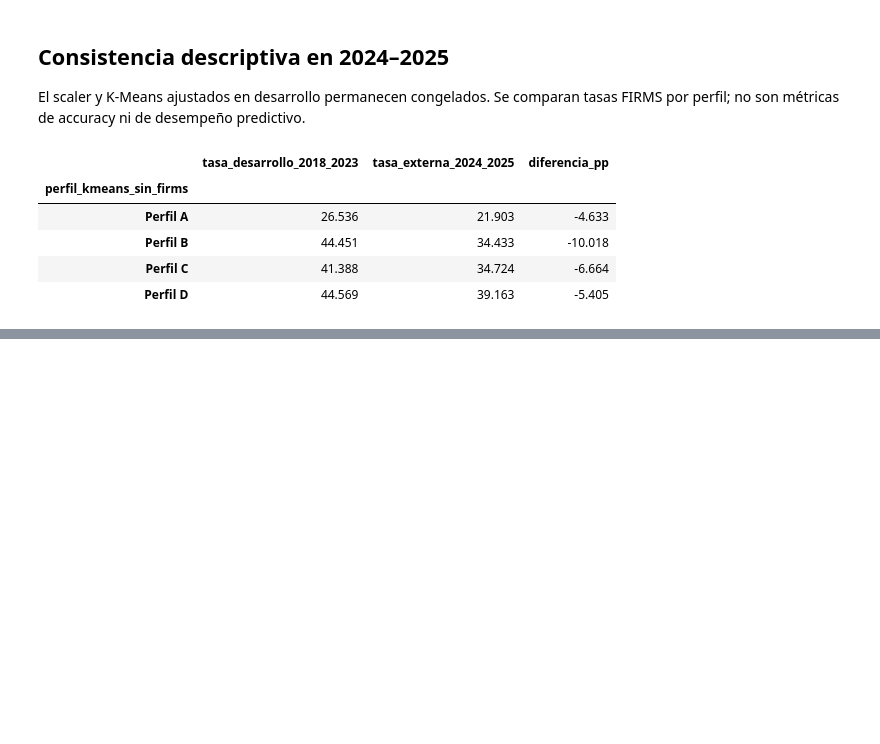
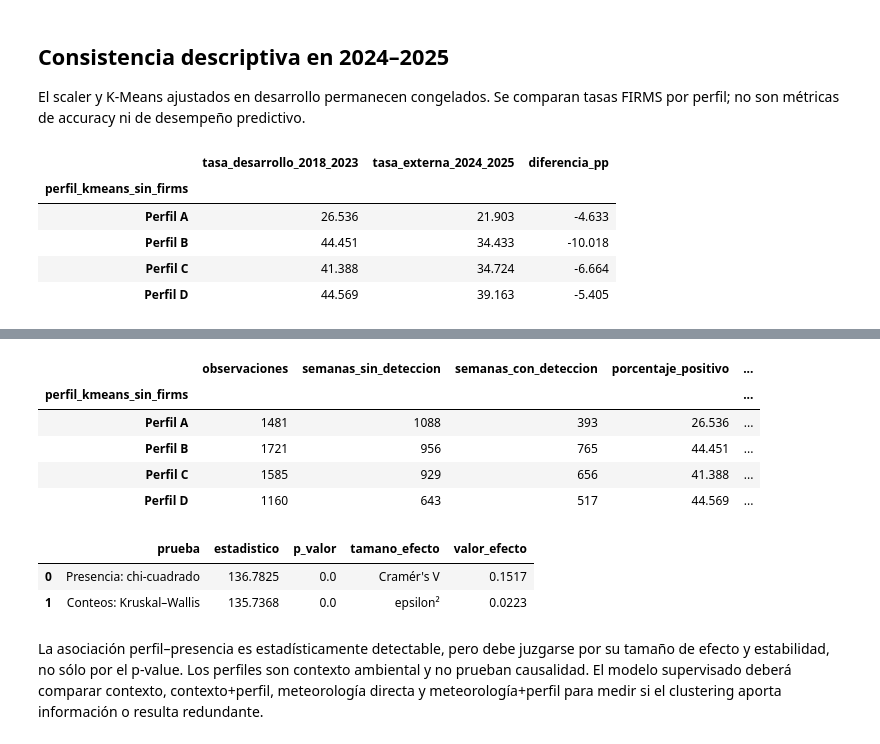
Before and after one commit to kateringonzalez-glitch/Proyecto-AA, a Jupyter notebook: Analisis_No_supervisado.ipynb, the cells around one changed output, grey strips where cells are left out. Saved outputs shown, nothing was run; the diff lists cells and outputs as text; code cells hidden in the pictures; blank space fills up the shorter version.

```diff
--- a/Analisis_No_supervisado.ipynb
+++ b/Analisis_No_supervisado.ipynb
@@ -973,0 +978,40 @@ En conjunto, los perfiles meteorológicos aportan información adicional a la et
+# %%
+train_ambiental["presencia_firms"] = train_ambiental["cantidad_detecciones"].gt(0).astype("int8")
+tabla_presencia_perfil = train_ambiental.groupby("perfil_kmeans_sin_firms").agg(
+    observaciones=("presencia_firms", "size"),
+    semanas_sin_deteccion=("presencia_firms", lambda x: x.eq(0).sum()),
+    semanas_con_deteccion=("presencia_firms", "sum"),
+    porcentaje_positivo=("presencia_firms", lambda x: x.mean() * 100),
+    detecciones_totales=("cantidad_detecciones", "sum"),
+    media_detecciones=("cantidad_detecciones", "mean"),
+    mediana_detecciones=("cantidad_detecciones", "median"),
+    p75=("cantidad_detecciones", lambda x: x.quantile(.75)),
+    p90=("cantidad_detecciones", lambda x: x.quantile(.90)),
+    p95=("cantidad_detecciones", lambda x: x.quantile(.95)),
+    maximo=("cantidad_detecciones", "max")
+).reindex(orden_perfiles)
+tabla_presencia_perfil.round(3)
+# %% [output]
+|  | observaciones | semanas_sin_deteccion | semanas_con_deteccion | porcentaje_positivo | ... |
+| perfil_kmeans_sin_firms |  |  |  |  | ... |
+| Perfil A | 1481 | 1088 | 393 | 26.536 | ... |
+| Perfil B | 1721 | 956 | 765 | 44.451 | ... |
+| Perfil C | 1585 | 929 | 656 | 41.388 | ... |
+| Perfil D | 1160 | 643 | 517 | 44.569 | ... |
+# %%
+contingencia_presencia = pd.crosstab(train_ambiental["perfil_kmeans_sin_firms"], train_ambiental["presencia_firms"]).reindex(orden_perfiles)
+chi2_perfil, p_chi2_perfil, _, _ = chi2_contingency(contingencia_presencia)
+cramers_v_perfil = np.sqrt((chi2_perfil / contingencia_presencia.to_numpy().sum()) / min(contingencia_presencia.shape[0]-1, contingencia_presencia.shape[1]-1))
+grupos_conteos = [train_ambiental.loc[train_ambiental["perfil_kmeans_sin_firms"].eq(p), "cantidad_detecciones"] for p in orden_perfiles]
+h_kruskal, p_kruskal = kruskal(*grupos_conteos)
+epsilon2_kruskal = max(0, (h_kruskal - len(grupos_conteos) + 1) / (len(train_ambiental) - len(grupos_conteos)))
+pd.DataFrame([
+    ["Presencia: chi-cuadrado", chi2_perfil, p_chi2_perfil, "Cramér's V", cramers_v_perfil],
+    ["Conteos: Kruskal–Wallis", h_kruskal, p_kruskal, "epsilon²", epsilon2_kruskal]
+], columns=["prueba", "estadistico", "p_valor", "tamano_efecto", "valor_efecto"]).round(4)
+# %% [output]
+|  | prueba | estadistico | p_valor | tamano_efecto | valor_efecto |
+| 0 | Presencia: chi-cuadrado | 136.7825 | 0.0 | Cramér's V | 0.1517 |
+| 1 | Conteos: Kruskal–Wallis | 135.7368 | 0.0 | epsilon² | 0.0223 |
+# %% [markdown]
+La asociación perfil–presencia es estadísticamente detectable, pero debe juzgarse por su tamaño de efecto y estabilidad, no sólo por el p-value. Los perfiles son contexto ambiental y no prueban causalidad. El modelo supervisado deberá comparar contexto, contexto+perfil, meteorología directa y meteorología+perfil para medir si el clustering aporta información o resulta redundante.
```
Also changed, not shown: parts of 3 cells of this notebook, 56 other files.
